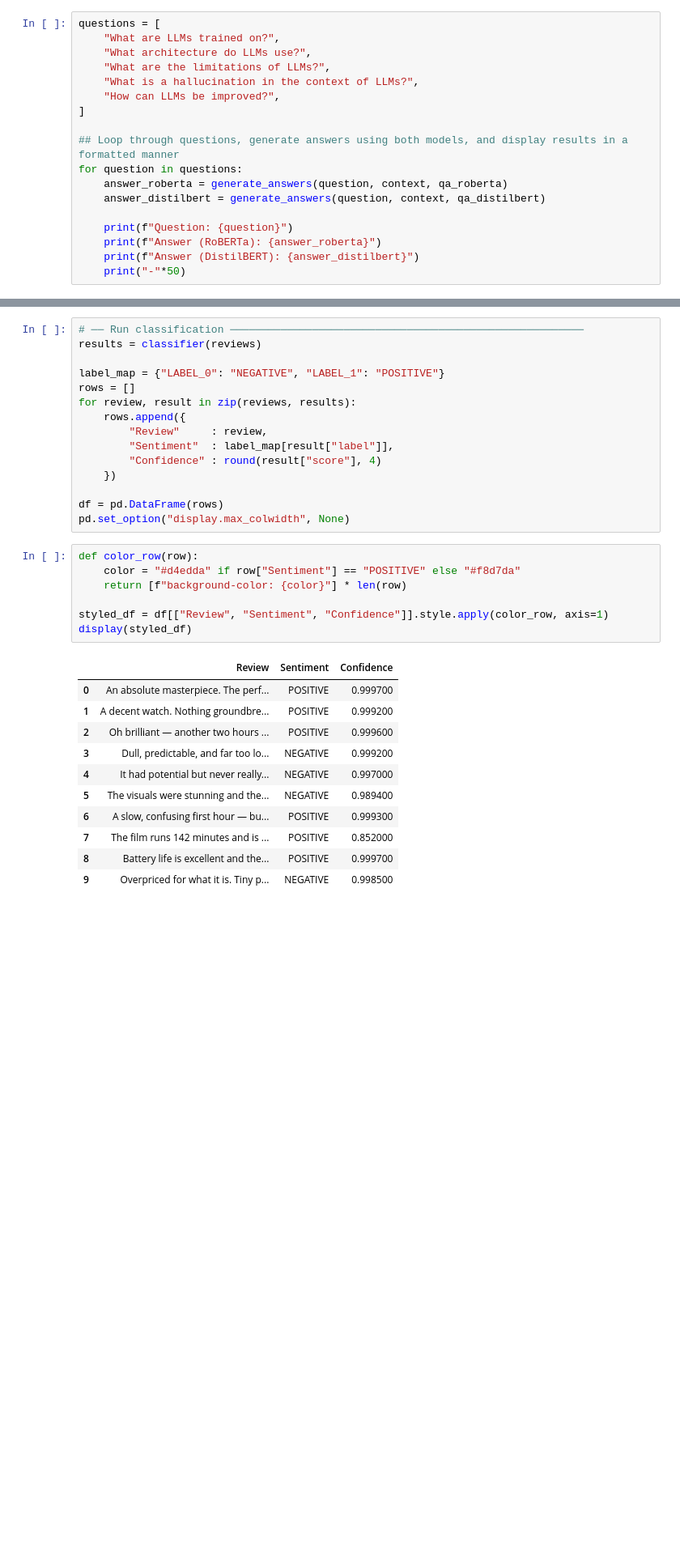
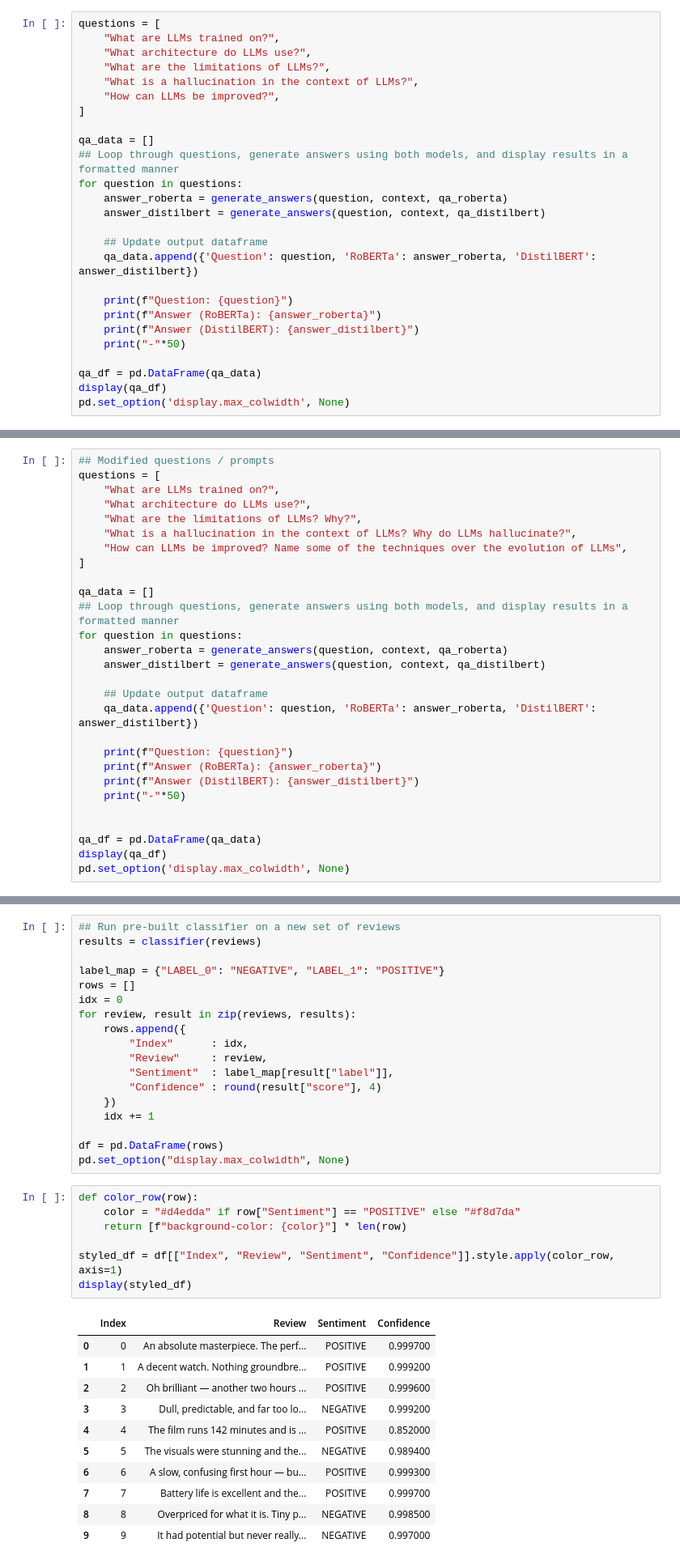
Before and after one commit to rskulkar/pravartak, a Jupyter notebook: assignments/week06/week06_project_v01.ipynb, the cells around one changed output, grey strips where cells are left out. Shown at 81% size. Cells and saved outputs as stored; diff of their text form; blank space fills up the shorter version.

```diff
--- a/assignments/week06/week06_project_v01.ipynb
+++ b/assignments/week06/week06_project_v01.ipynb
@@ -276,15 +282,23 @@ questions = [
     "How can LLMs be improved?",
 ]
 
+qa_data = []
 ## Loop through questions, generate answers using both models, and display results in a formatted manner
 for question in questions:
     answer_roberta = generate_answers(question, context, qa_roberta)
     answer_distilbert = generate_answers(question, context, qa_distilbert)
 
+    ## Update output dataframe
+    qa_data.append({'Question': question, 'RoBERTa': answer_roberta, 'DistilBERT': answer_distilbert})
+
     print(f"Question: {question}")
     print(f"Answer (RoBERTa): {answer_roberta}")
     print(f"Answer (DistilBERT): {answer_distilbert}")
     print("-"*50)
+
+qa_df = pd.DataFrame(qa_data)
+display(qa_df)
+pd.set_option('display.max_colwidth', None)
 # %% [output]
 Question: What are LLMs trained on?
 Answer (RoBERTa): vast amounts of text data
@@ -305,0 +326,28 @@ training techniques, better alignment methods, and robust evaluation benchmarks
+# %%
+## Modified questions / prompts
+questions = [
+    "What are LLMs trained on?",
+    "What architecture do LLMs use?",
+    "What are the limitations of LLMs? Why?",
+    "What is a hallucination in the context of LLMs? Why do LLMs hallucinate?",
+    "How can LLMs be improved? Name some of the techniques over the evolution of LLMs",
+]
+
+qa_data = []
+## Loop through questions, generate answers using both models, and display results in a formatted manner
+for question in questions:
+    answer_roberta = generate_answers(question, context, qa_roberta)
+    answer_distilbert = generate_answers(question, context, qa_distilbert)
+
+    ## Update output dataframe
+    qa_data.append({'Question': question, 'RoBERTa': answer_roberta, 'DistilBERT': answer_distilbert})
+
+    print(f"Question: {question}")
+    print(f"Answer (RoBERTa): {answer_roberta}")
+    print(f"Answer (DistilBERT): {answer_distilbert}")
+    print("-"*50)
+
+
+qa_df = pd.DataFrame(qa_data)
+display(qa_df)
+pd.set_option('display.max_colwidth', None)
@@ -580,35 +636,38 @@ reviews = [
 ]
 # %%
-# ── Run classification ────────────────────────────────────────────────────────
+## Run pre-built classifier on a new set of reviews
 results = classifier(reviews)
 
 label_map = {"LABEL_0": "NEGATIVE", "LABEL_1": "POSITIVE"}
 rows = []
+idx = 0
 for review, result in zip(reviews, results):
     rows.append({
+        "Index"      : idx,
         "Review"     : review,
         "Sentiment"  : label_map[result["label"]],
         "Confidence" : round(result["score"], 4)
     })
+    idx += 1
 
 df = pd.DataFrame(rows)
 pd.set_option("display.max_colwidth", None)
 # %%
 def color_row(row):
     color = "#d4edda" if row["Sentiment"] == "POSITIVE" else "#f8d7da"
     return [f"background-color: {color}"] * len(row)
 
-styled_df = df[["Review", "Sentiment", "Confidence"]].style.apply(color_row, axis=1)
+styled_df = df[["Index", "Review", "Sentiment", "Confidence"]].style.apply(color_row, axis=1)
 display(styled_df)
 # %% [output]
-|  | Review | Sentiment | Confidence |
-| 0 | An absolute masterpiece. The perf... | POSITIVE | 0.999700 |
-| 1 | A decent watch. Nothing groundbre... | POSITIVE | 0.999200 |
-| 2 | Oh brilliant — another two hours ... | POSITIVE | 0.999600 |
-| 3 | Dull, predictable, and far too lo... | NEGATIVE | 0.999200 |
-| 4 | It had potential but never really... | NEGATIVE | 0.997000 |
-| 5 | The visuals were stunning and the... | NEGATIVE | 0.989400 |
-| 6 | A slow, confusing first hour — bu... | POSITIVE | 0.999300 |
-| 7 | The film runs 142 minutes and is ... | POSITIVE | 0.852000 |
-| 8 | Battery life is excellent and the... | POSITIVE | 0.999700 |
-| 9 | Overpriced for what it is. Tiny p... | NEGATIVE | 0.998500 |
+|  | Index | Review | Sentiment | Confidence |
+| 0 | 0 | An absolute masterpiece. The perf... | POSITIVE | 0.999700 |
+| 1 | 1 | A decent watch. Nothing groundbre... | POSITIVE | 0.999200 |
+| 2 | 2 | Oh brilliant — another two hours ... | POSITIVE | 0.999600 |
+| 3 | 3 | Dull, predictable, and far too lo... | NEGATIVE | 0.999200 |
+| 4 | 4 | The film runs 142 minutes and is ... | POSITIVE | 0.852000 |
+| 5 | 5 | The visuals were stunning and the... | NEGATIVE | 0.989400 |
+| 6 | 6 | A slow, confusing first hour — bu... | POSITIVE | 0.999300 |
+| 7 | 7 | Battery life is excellent and the... | POSITIVE | 0.999700 |
+| 8 | 8 | Overpriced for what it is. Tiny p... | NEGATIVE | 0.998500 |
+| 9 | 9 | It had potential but never really... | NEGATIVE | 0.997000 |
```
Also changed, not shown: parts of 14 cells of this notebook, 7 other files.
